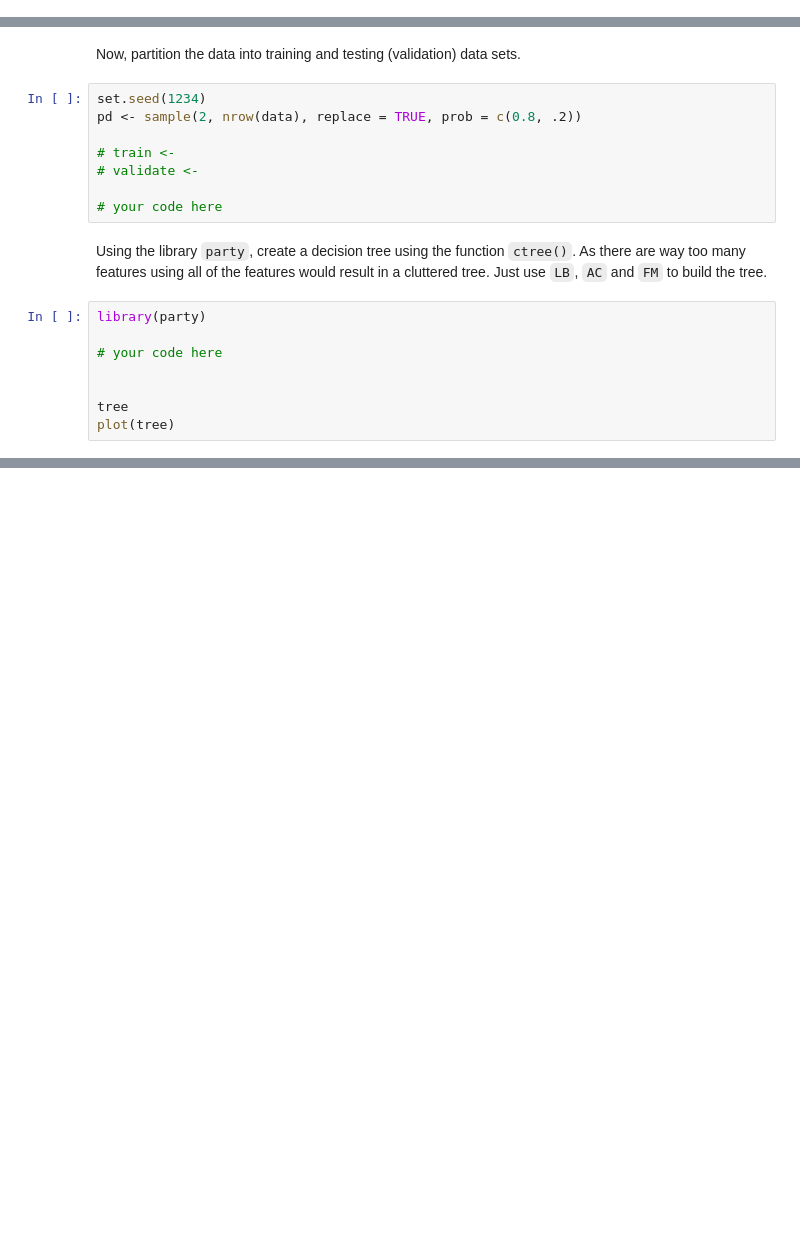
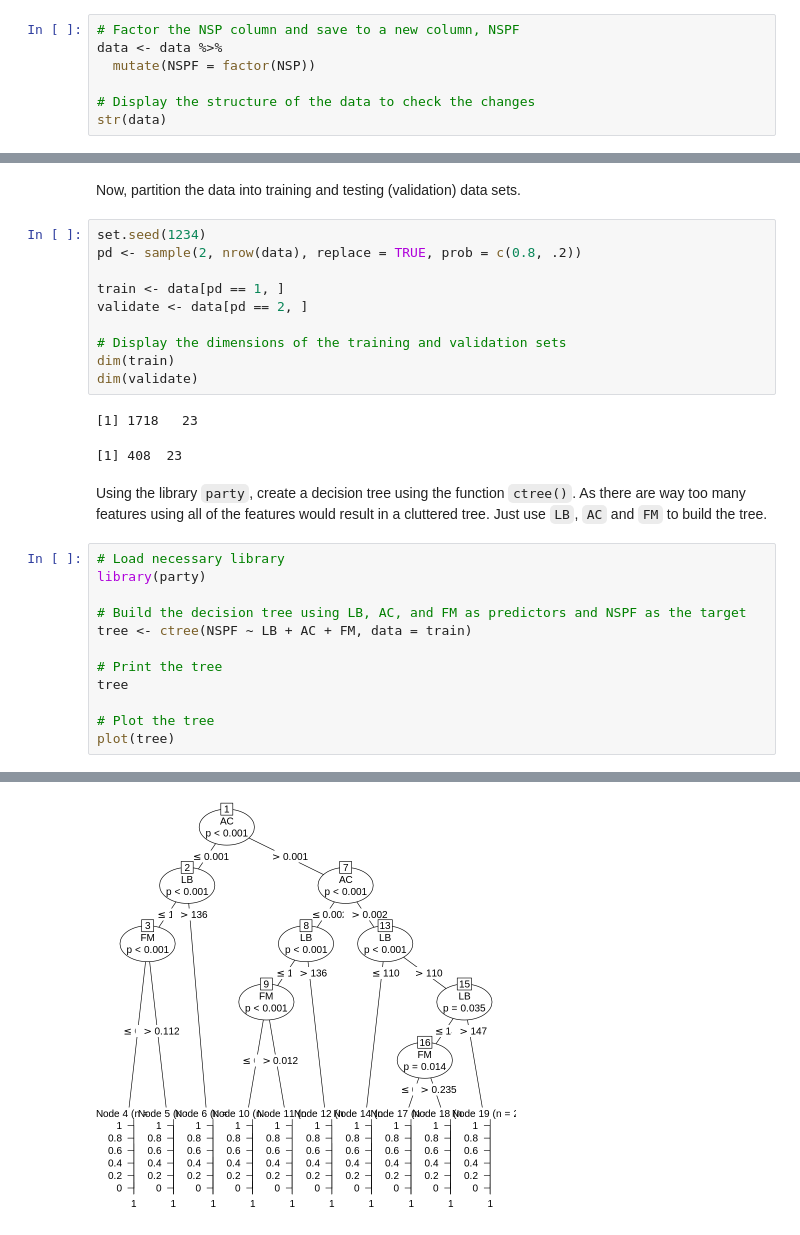
Before and after one commit to dennislamcv1/UniofColStatsLearning, a Jupyter notebook: Trees, SVM and Unsupervised Learning/Decision Trees.ipynb, the cells around one changed output, grey strips where cells are left out. Cells and saved outputs as stored; diff of their text form; blank space fills up the shorter version.

```diff
--- a/Trees, SVM and Unsupervised Learning/Decision Trees.ipynb
+++ b/Trees, SVM and Unsupervised Learning/Decision Trees.ipynb
@@ -16,0 +53,7 @@ str(data)
+# %%
+# Factor the NSP column and save to a new column, NSPF
+data <- data %>%
+  mutate(NSPF = factor(NSP))
+
+# Display the structure of the data to check the changes
+str(data)
@@ -20,17 +81,27 @@ Now, partition the data into training and testing (validation) data sets.
 set.seed(1234)
 pd <- sample(2, nrow(data), replace = TRUE, prob = c(0.8, .2))
 
-# train <-
-# validate <-
+train <- data[pd == 1, ]
+validate <- data[pd == 2, ]
 
-# your code here
+# Display the dimensions of the training and validation sets
+dim(train)
+dim(validate)
+# %% [output]
+[1] 1718   23
+[1] 408  23
 # %% [markdown]
 Using the library `party`, create a decision tree using the function `ctree()`. As there are way too many features using all of the features would result in a cluttered tree. Just use `LB`, `AC` and `FM` to build the tree.
-# %%
-library(party)
-
-# your code here
-
-
-tree
-plot(tree)
+# %%
+# Load necessary library
+library(party)
+
+# Build the decision tree using LB, AC, and FM as predictors and NSPF as the target
+tree <- ctree(NSPF ~ LB + AC + FM, data = train)
+
+# Print the tree
+tree
+
+# Plot the tree
+plot(tree)
+# %% [output]
@@ -37,3 +142,4 @@ plot(tree)
+[figure, added]
 # %%
 tree <- ctree(NSPF ~ LB + AC + FM, data = train, controls = ctree_control(mincriterion = 0.99, minsplit = 500))
 
```
Also changed, not shown: parts of 6 cells of this notebook, 2 other files.
